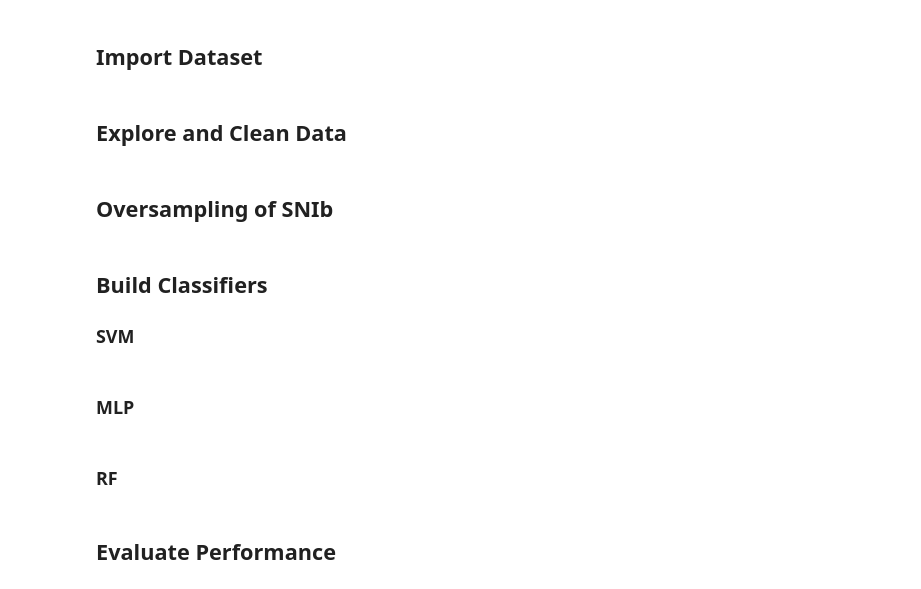
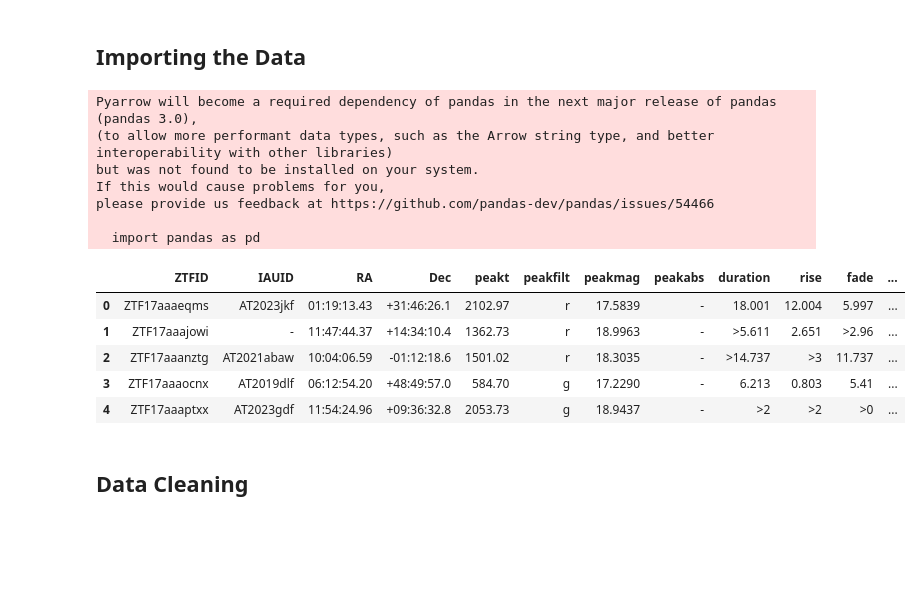
Before and after one commit to abbystokes/AST8581_FinalProject, a Jupyter notebook: Final_Project.ipynb, the cells around one changed output. Saved outputs shown, nothing was run; the diff lists cells and outputs as text; code cells hidden in the pictures; blank space fills up the shorter version.

Commit message:
Read in data and cleaning

```diff
--- a/Final_Project.ipynb
+++ b/Final_Project.ipynb
@@ -1,15 +1,27 @@
-# %% [markdown]
-## Import Dataset
+# %% [markdown]
+## Importing the Data
+# %%
+# Read in the data
+import pandas as pd
+import numpy as np
+import matplotlib.pyplot as plt
+
+df_spectra = pd.read_csv('data/spectra.csv', header=None)
+df_bts = pd.read_csv('data/BTS.csv')
+df_bts.head()
+# %% [output]
+Pyarrow will become a required dependency of pandas in the next major release of pandas (pandas 3.0),
+(to allow more performant data types, such as the Arrow string type, and better interoperability with other libraries)
+but was not found to be installed on your system.
+If this would cause problems for you,
+please provide us feedback at https://github.com/pandas-dev/pandas/issues/54466
+
+  import pandas as pd
+|  | ZTFID | IAUID | RA | Dec | peakt | peakfilt | peakmag | peakabs | duration | rise | fade | ... |
+| 0 | ZTF17aaaeqms | AT2023jkf | 01:19:13.43 | +31:46:26.1 | 2102.97 | r | 17.5839 | - | 18.001 | 12.004 | 5.997 | ... |
+| 1 | ZTF17aaajowi | - | 11:47:44.37 | +14:34:10.4 | 1362.73 | r | 18.9963 | - | >5.611 | 2.651 | >2.96 | ... |
+| 2 | ZTF17aaanztg | AT2021abaw | 10:04:06.59 | -01:12:18.6 | 1501.02 | r | 18.3035 | - | >14.737 | >3 | 11.737 | ... |
+| 3 | ZTF17aaaocnx | AT2019dlf | 06:12:54.20 | +48:49:57.0 | 584.70 | g | 17.2290 | - | 6.213 | 0.803 | 5.41 | ... |
+| 4 | ZTF17aaaptxx | AT2023gdf | 11:54:24.96 | +09:36:32.8 | 2053.73 | g | 18.9437 | - | >2 | >2 | >0 | ... |
 # %% [markdown]
-## Explore and Clean Data
+## Data Cleaning
-# %% [markdown]
-## Oversampling of SNIb
-# %% [markdown]
-## Build Classifiers
-### SVM
-# %% [markdown]
-### MLP
-# %% [markdown]
-### RF
-# %% [markdown]
-## Evaluate Performance
```
Also changed, not shown: parts of 14 cells of this notebook, 2 other files.
